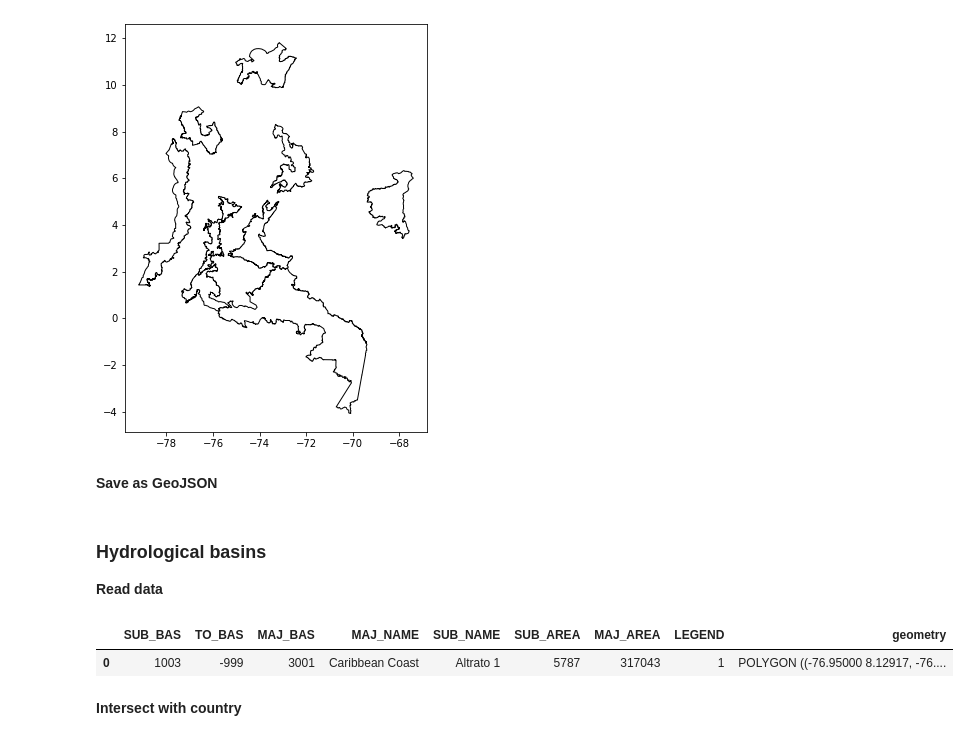
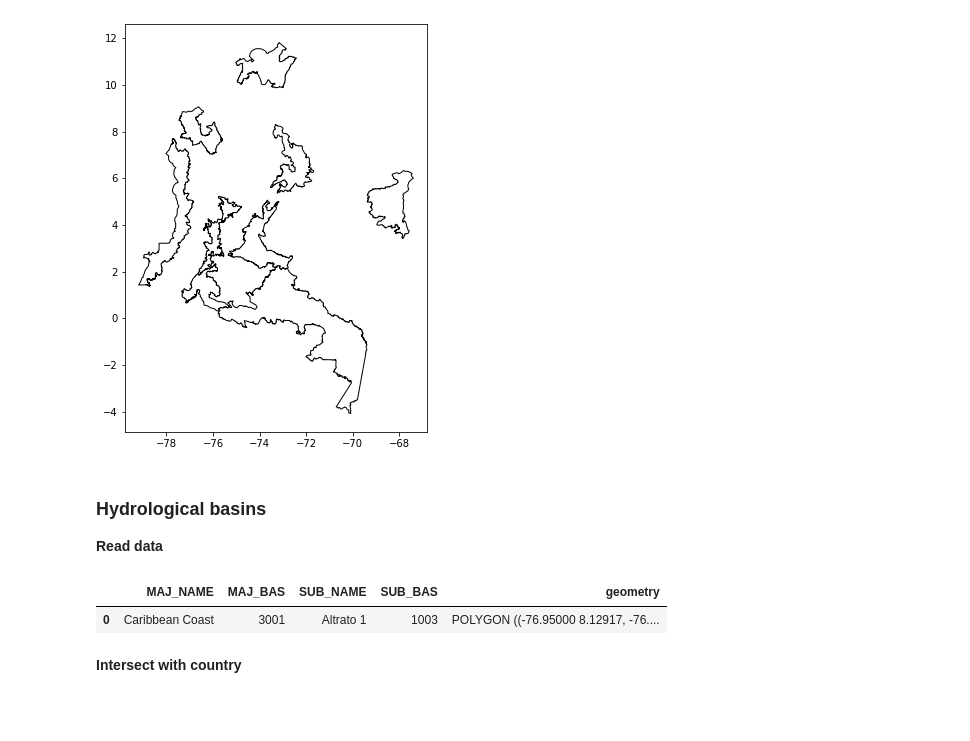
Before and after one commit to Vizzuality/heco-invest, a Jupyter notebook: data/notebooks/Lab/01_Sustainability_Scores.ipynb, the cells around one changed output. Cells and saved outputs as stored; diff of their text form; code cells hidden in the pictures; blank space fills up the shorter version.

```diff
--- a/data/notebooks/Lab/01_Sustainability_Scores.ipynb
+++ b/data/notebooks/Lab/01_Sustainability_Scores.ipynb
@@ -304,5 +303,3 @@ mosaics.plot(ax=ax, color='w', edgecolor='k')
 # %% [output]
 <AxesSubplot:>
 [figure]
-# %% [markdown]
-**Save as GeoJSON**
@@ -313,10 +308,11 @@ mosaics.to_file('../../datasets/processed/mosaics.geojson', driver='GeoJSON')
 **Read data**
 # %%
 basins = gpd.read_file(f'../../datasets/raw/hydrobasins_southam/hydrobasins_southam.shp')
+basins = basins[['MAJ_NAME', 'MAJ_BAS', 'SUB_NAME', 'SUB_BAS', 'geometry']]
 basins.head(1)
 # %% [output]
-|  | SUB_BAS | TO_BAS | MAJ_BAS | MAJ_NAME | SUB_NAME | SUB_AREA | MAJ_AREA | LEGEND | geometry |
-| 0 | 1003 | -999 | 3001 | Caribbean Coast | Altrato 1 | 5787 | 317043 | 1 | POLYGON ((-76.95000 8.12917, -76.... |
+|  | MAJ_NAME | MAJ_BAS | SUB_NAME | SUB_BAS | geometry |
+| 0 | Caribbean Coast | 3001 | Altrato 1 | 1003 | POLYGON ((-76.95000 8.12917, -76.... |
 # %% [markdown]
 **Intersect with country**
 # %%
```
Also changed, not shown: parts of 22 cells of this notebook.
